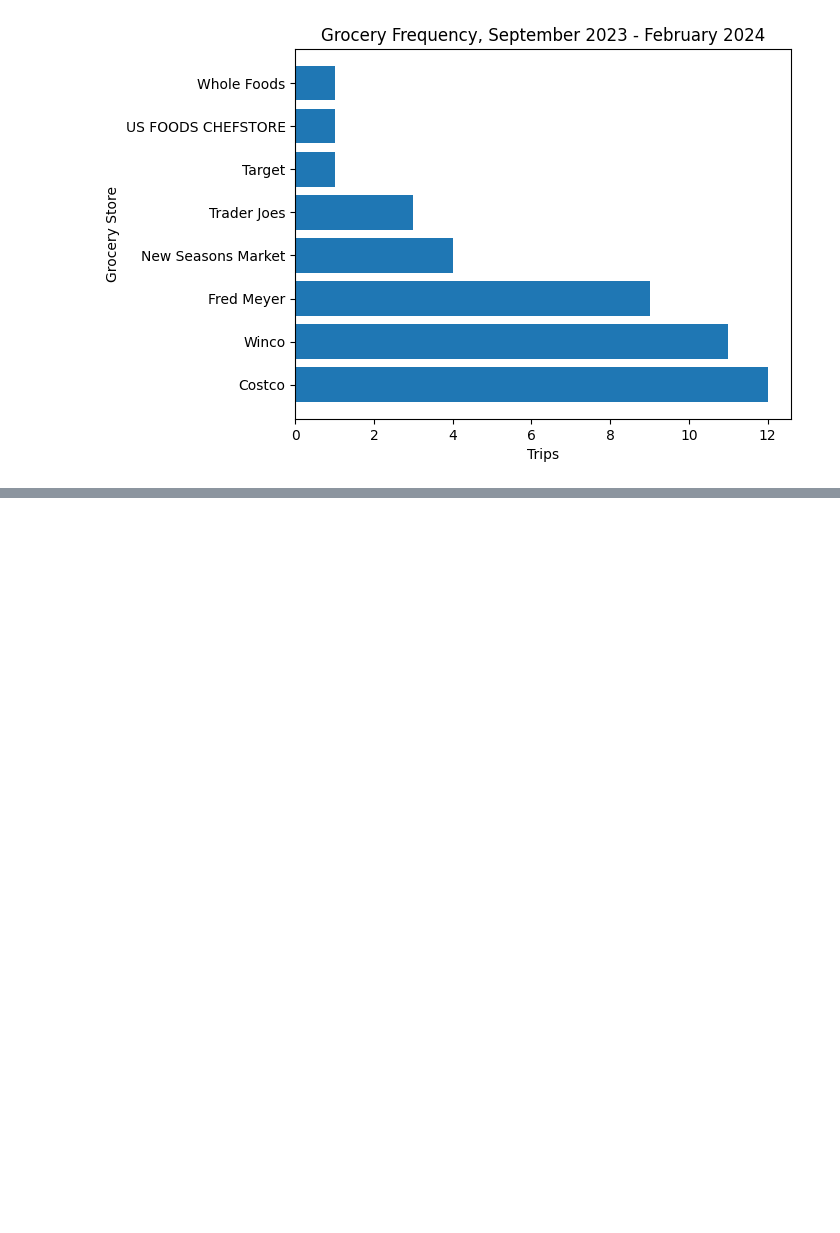
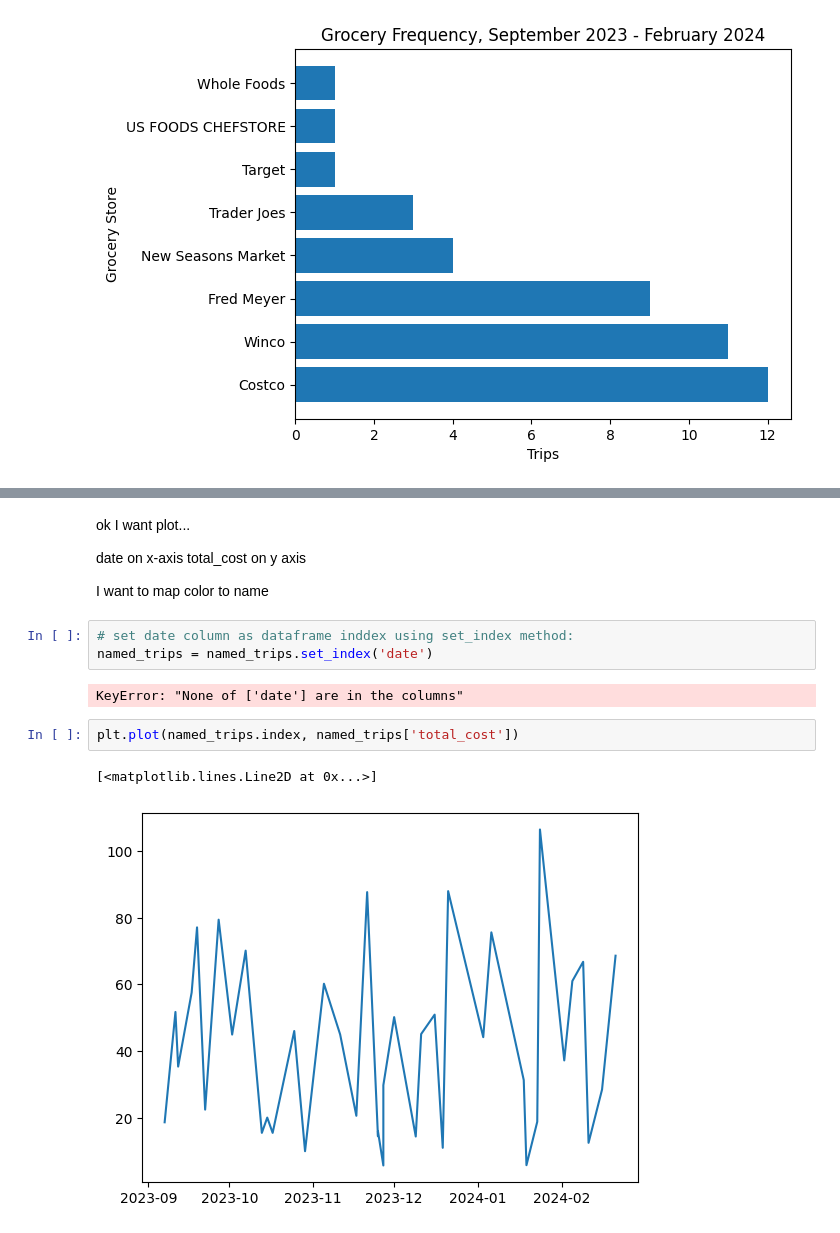
Before and after one commit to chanks06/grocery-db, a Jupyter notebook: analysis.ipynb, the cells around one changed output, grey strips where cells are left out. Cells and saved outputs as stored; diff of their text form; blank space fills up the shorter version.

Commit message:
matplotlib + seaborn

```diff
--- a/analysis.ipynb
+++ b/analysis.ipynb
@@ -69,0 +115,17 @@ Text(0.5, 1.0, 'Grocery Frequency, September 2023 - February 2024')
+# %% [markdown]
+ok I want plot...
+
+date on x-axis
+total_cost on y axis
+
+I want to map color to name
+# %%
+# set date column as dataframe inddex using set_index method:
+named_trips = named_trips.set_index('date')
+# %% [output]
+KeyError: "None of ['date'] are in the columns"
+# %%
+plt.plot(named_trips.index, named_trips['total_cost'])
+# %% [output]
+[<matplotlib.lines.Line2D at 0x...>]
+[figure, added]
```
Also changed, not shown: parts of 24 cells of this notebook, 1 other file.
